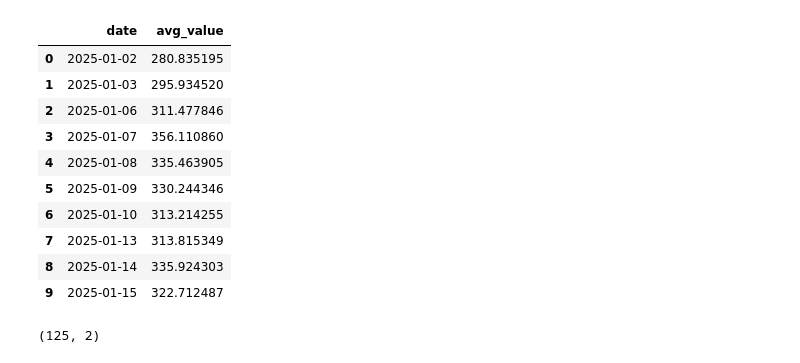
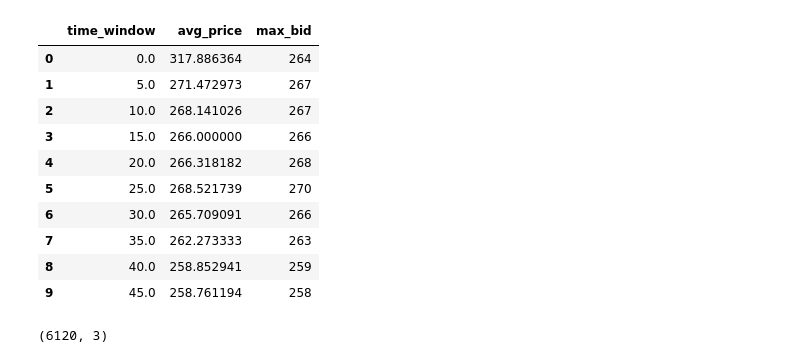
Before and after one commit to UoB-DSMP-2023-24/dsmp-2024-group20, a Jupyter notebook: arima/ARIMA_implement.ipynb, the cells around one changed output. Drawn from its saved outputs; the diff is of its cells as text; code cells hidden in the pictures.

```diff
--- a/arima/ARIMA_implement.ipynb
+++ b/arima/ARIMA_implement.ipynb
@@ -6,23 +6,24 @@ import matplotlib.pylab as plt
 from statsmodels.tsa.arima.model import ARIMA
 from statsmodels.graphics.tsaplots import plot_acf, plot_pacf
 # %%
-stock_file = '/Users/fanxinwei/Desktop/code/git_repo/dsmp-2024-group20/ARIMA/avg_data.csv'
+file_dir = '/Users/fanxinwei/Desktop/code/git_repo/dsmp-2024-group20/'
+stock_file = file_dir + 'feature_extract/time_window_outputs/2025-01-02LOBs_5_seconds.csv'
 df = pd.read_csv(stock_file)
 df.head(10)
 # %% [output]
-|  | date | avg_value |
-| 0 | 2025-01-02 | 280.835195 |
-| 1 | 2025-01-03 | 295.934520 |
-| 2 | 2025-01-06 | 311.477846 |
-| 3 | 2025-01-07 | 356.110860 |
-| 4 | 2025-01-08 | 335.463905 |
-| 5 | 2025-01-09 | 330.244346 |
-| 6 | 2025-01-10 | 313.214255 |
-| 7 | 2025-01-13 | 313.815349 |
-| 8 | 2025-01-14 | 335.924303 |
-| 9 | 2025-01-15 | 322.712487 |
+|  | time_window | avg_price | max_bid |
+| 0 | 0.0 | 317.886364 | 264 |
+| 1 | 5.0 | 271.472973 | 267 |
+| 2 | 10.0 | 268.141026 | 267 |
+| 3 | 15.0 | 266.000000 | 266 |
+| 4 | 20.0 | 266.318182 | 268 |
+| 5 | 25.0 | 268.521739 | 270 |
+| 6 | 30.0 | 265.709091 | 266 |
+| 7 | 35.0 | 262.273333 | 263 |
+| 8 | 40.0 | 258.852941 | 259 |
+| 9 | 45.0 | 258.761194 | 258 |
 # %%
 df.shape
 # %% [output]
-(125, 2)
+(6120, 3)
 # %%
```
Also changed, not shown: parts of 16 cells of this notebook, 10 other files.
